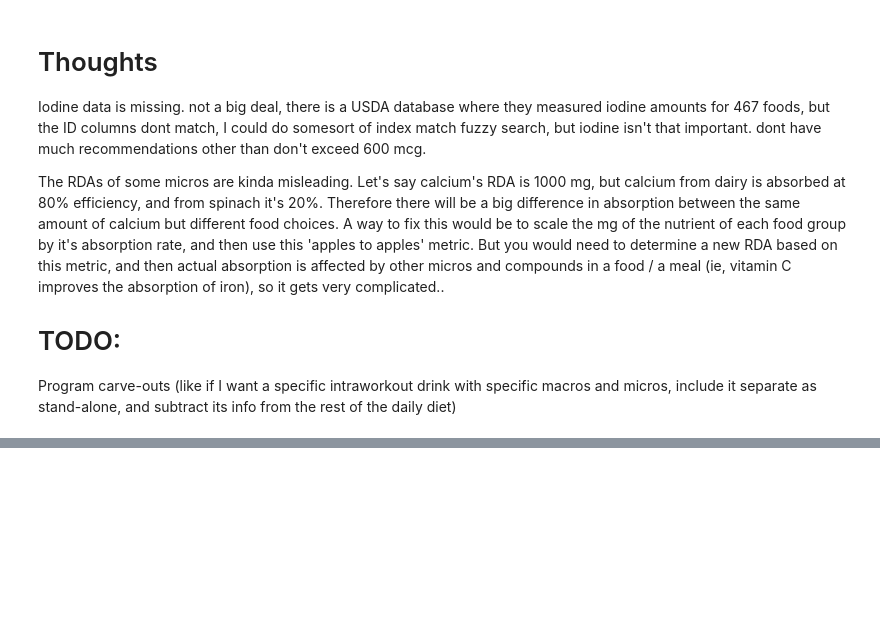
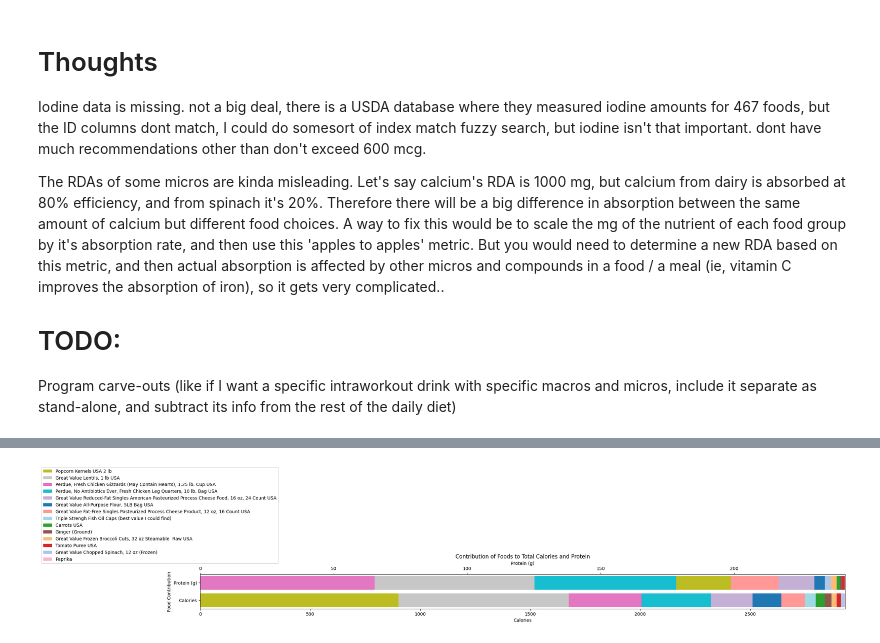
Before and after one commit to Hyperi0n1337/Linear-Optimization-Diet, a Jupyter notebook: Linear Optimization.ipynb, the cells around one changed output, grey strips where cells are left out. Saved outputs shown, nothing was run; the diff lists cells and outputs as text; code cells hidden in the pictures; blank space fills up the shorter version.

```diff
--- a/Linear Optimization.ipynb
+++ b/Linear Optimization.ipynb
@@ -745,0 +801,79 @@ plt.show()
+# %%
+# Filter out the 'Total' row
+results_calculated = results_calculated[results_calculated['Product Name'] != 'Total']
+
+# Calculate total calories and protein
+total_calories = results_calculated['Calories'].sum()
+total_protein = results_calculated['Protein (g)'].sum()
+
+# Calculate percentage contributions
+results_calculated['Calorie Contribution (%)'] = results_calculated['Calories'] / total_calories * 100
+results_calculated['Protein Contribution (%)'] = results_calculated['Protein (g)'] / total_protein * 100
+
+# Sort by calorie contribution to plot largest first
+results_calculated = results_calculated.sort_values(by='Calorie Contribution (%)', ascending=False)
+
+# Plotting
+fig, ax1 = plt.subplots(figsize=(25, 6))  # Adjust size as needed
+
+# Generate unique colors for each food item
+num_foods = len(results_calculated)
+cmap = plt.get_cmap('tab20', num_foods)  # Using a colormap with dynamically selected number of colors
+
+# Plot each food's contribution to calories as a colored segment
+bars_calories = []
+left_calories = 0
+for idx, row in results_calculated.iterrows():
+    contribution = row['Calories']
+    color = cmap(idx % num_foods)  # Get a unique color from the colormap
+    bar = ax1.barh('Calories', contribution, left=left_calories, color=color, label=row['Product Name'] if pd.notna(row['Product Name']) else None)
+    bars_calories.append(bar)
+    left_calories += contribution  # Accumulate the left position
+
+# Set x-axis limits to total calories
+ax1.set_xlim(0, total_calories)
+ax1.set_xlabel('Calories')
+ax1.set_ylabel('Food Contribution')
+
+# Create a second y-axis to share the same plot but with a different x-axis for Protein
+ax2 = ax1.twiny()
+
+# Sort by protein contribution to plot largest first
+results_calculated = results_calculated.sort_values(by='Protein Contribution (%)', ascending=False)
+
+# Plot each food's contribution to protein as a colored segment
+bars_protein = []
+left_protein = 0
+for idx, row in results_calculated.iterrows():
+    contribution = row['Protein (g)']
+    color = cmap(idx % num_foods)  # Get a unique color from the colormap
+    bar = ax2.barh('Protein (g)', contribution, left=left_protein, color=color)
+    bars_protein.append(bar)
+    left_protein += contribution  # Accumulate the left position
+
+# Set x-axis limits to total protein
+ax2.set_xlim(0, total_protein)
+ax2.set_xlabel('Protein (g)')
+
+# Add title
+plt.title('Contribution of Foods to Total Calories and Protein')
+
+# Adding legend
+handles_calories, labels_calories = ax1.get_legend_handles_labels()
+handles_protein, labels_protein = ax2.get_legend_handles_labels()
+
+# Combine handles and labels
+handles = handles_calories + handles_protein
+labels = labels_calories + labels_protein
+
+# Filter out 'Total' label and None labels
+filtered_labels = [label for label in labels if label and label != 'Total' and label != 'None']
+
+# Display legend to the left of the graphLots
+ax1.legend(handles, filtered_labels, loc='lower left', bbox_to_anchor=(-0.25, 1.25), frameon=True)
+
+# Show plot
+plt.tight_layout()
+plt.show()
+# %% [output]
+[figure, added]
```
Also changed, not shown: parts of 10 cells of this notebook, 1 other file.
